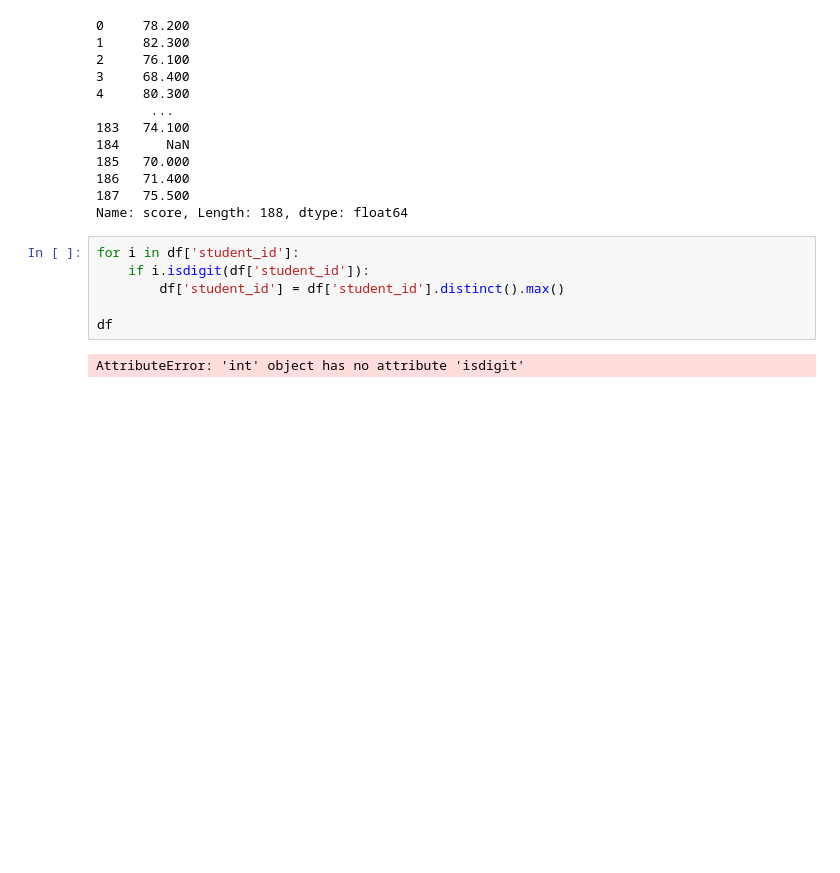
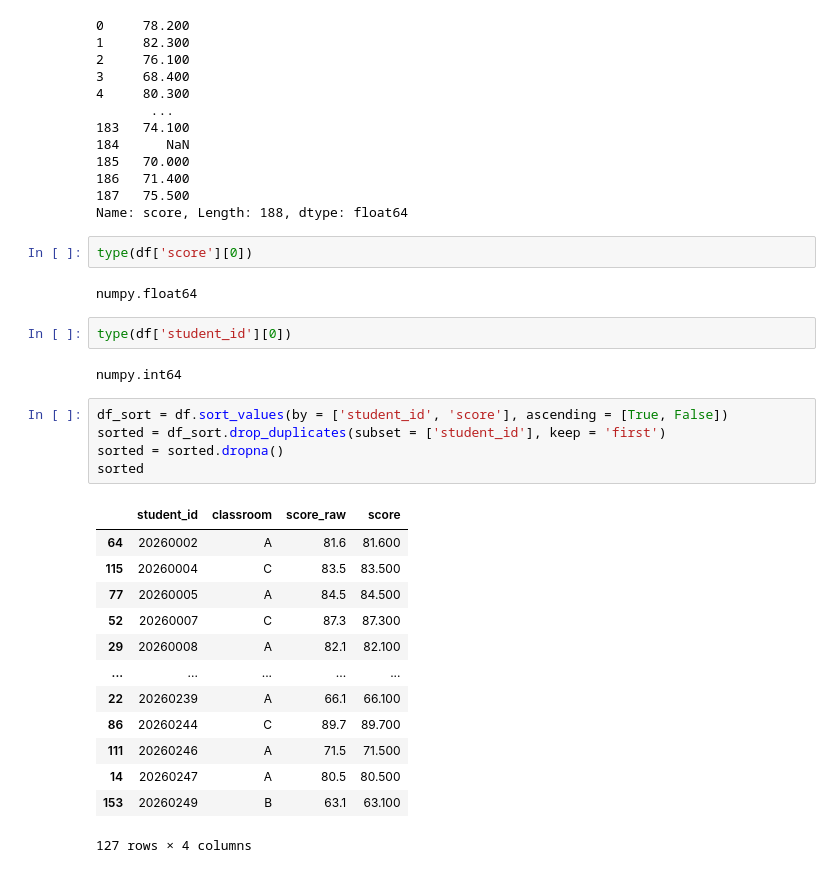
Before and after one commit to sooinp/Desktop, a Jupyter notebook: VSCode/통계분석2/0113.ipynb, the cells around one changed output. Drawn from its saved outputs; the diff is of its cells as text; blank space fills up the shorter version.

```diff
--- a/VSCode/통계분석2/0113.ipynb
+++ b/VSCode/통계분석2/0113.ipynb
@@ -515,11 +518,30 @@ df['score']
 186   71.400
 187   75.500
 Name: score, Length: 188, dtype: float64
-# %%
-for i in df['student_id']:
-    if i.isdigit(df['student_id']):
-        df['student_id'] = df['student_id'].distinct().max()
-
-df
-# %% [output]
-AttributeError: 'int' object has no attribute 'isdigit'
+# %%
+type(df['score'][0])
+# %% [output]
+numpy.float64
+# %%
+type(df['student_id'][0])
+# %% [output]
+numpy.int64
+# %%
+df_sort = df.sort_values(by = ['student_id', 'score'], ascending = [True, False])
+sorted = df_sort.drop_duplicates(subset = ['student_id'], keep = 'first')
+sorted = sorted.dropna()
+sorted
+# %% [output]
+|  | student_id | classroom | score_raw | score |
+| 64 | 20260002 | A | 81.6 | 81.600 |
+| 115 | 20260004 | C | 83.5 | 83.500 |
+| 77 | 20260005 | A | 84.5 | 84.500 |
+| 52 | 20260007 | C | 87.3 | 87.300 |
+| 29 | 20260008 | A | 82.1 | 82.100 |
+| ... | ... | ... | ... | ... |
+| 22 | 20260239 | A | 66.1 | 66.100 |
+| 86 | 20260244 | C | 89.7 | 89.700 |
+| 111 | 20260246 | A | 71.5 | 71.500 |
+| 14 | 20260247 | A | 80.5 | 80.500 |
+| 153 | 20260249 | B | 63.1 | 63.100 |
+127 rows × 4 columns
```
Also changed, not shown: parts of 12 cells of this notebook, 5 other files.
